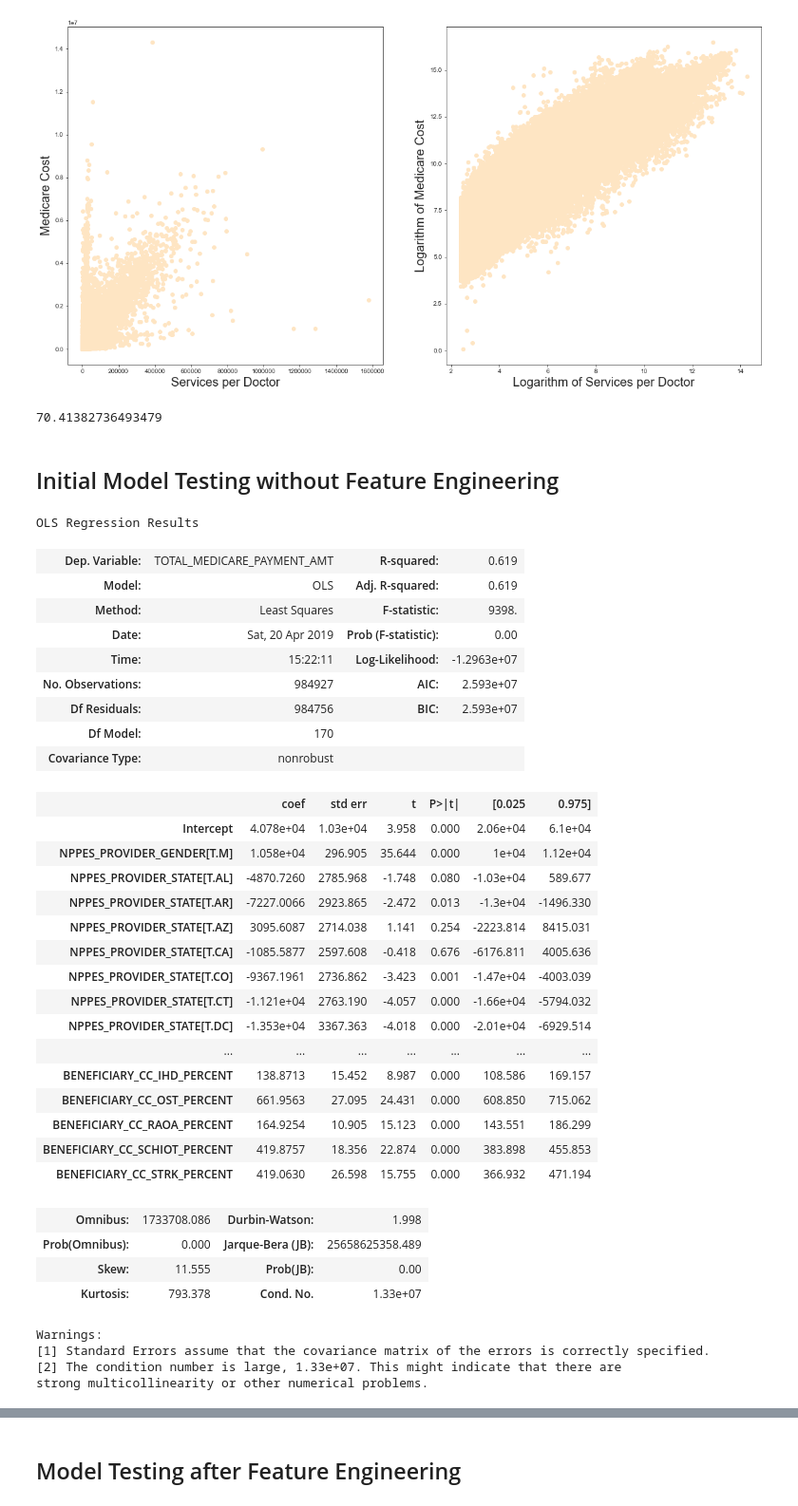
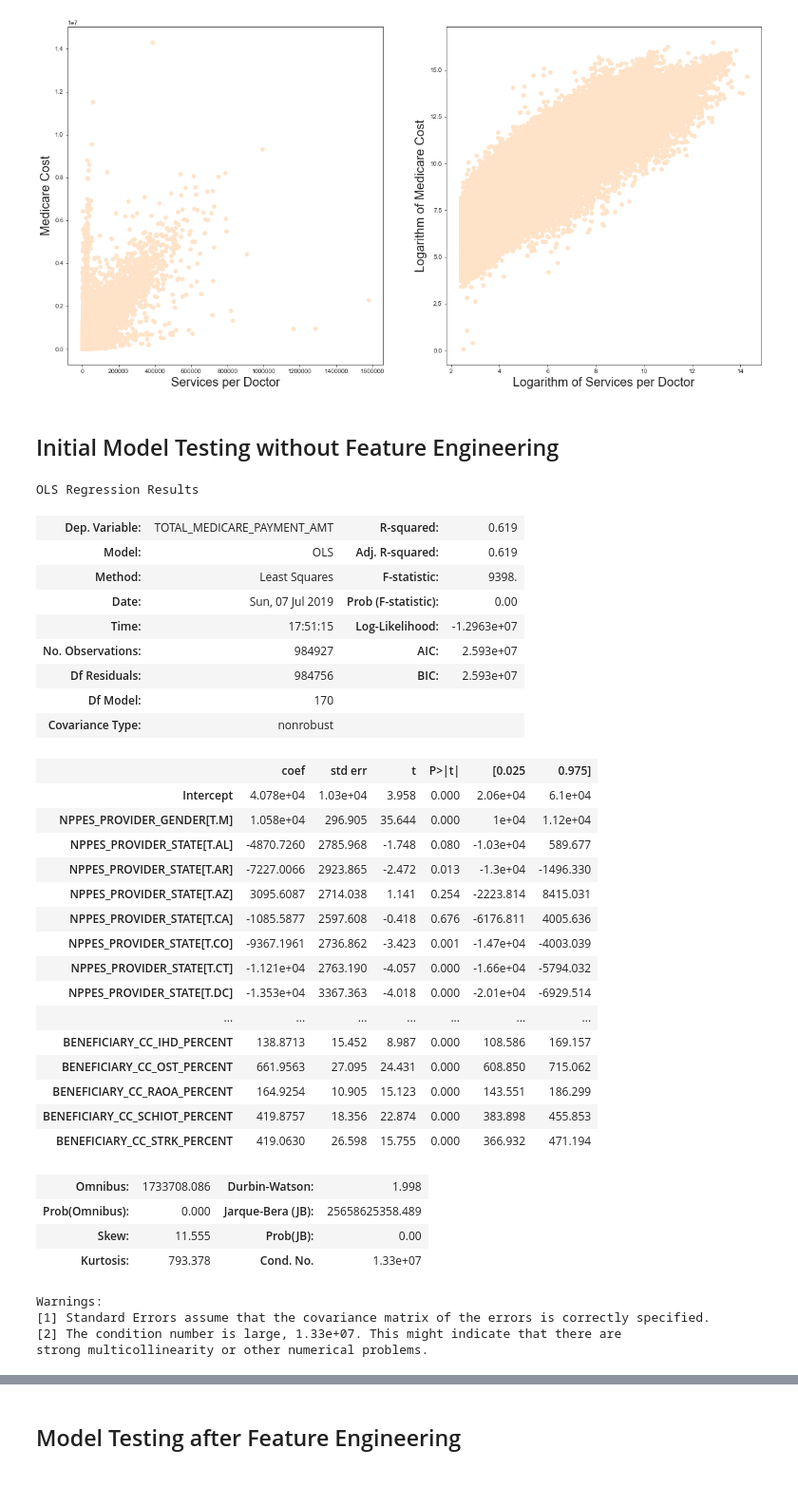
Before and after one commit to tcbonds/medicare-cost-predictor, a Jupyter notebook: 2_Feature_Engineering_and_Modeling.ipynb, the cells around one changed output, grey strips where cells are left out. Shown at 95% size. Saved outputs shown, nothing was run; the diff lists cells and outputs as text; code cells hidden in the pictures.

```diff
--- a/2_Feature_Engineering_and_Modeling.ipynb
+++ b/2_Feature_Engineering_and_Modeling.ipynb
@@ -94,11 +96,6 @@ plt.xlabel('Logarithm of Services per Doctor', fontsize=20)
 plt.ylabel('Logarithm of Medicare Cost', fontsize=20);
 # %% [output]
 [figure]
-# %%
-# Average Age of Medicare Beneficiaries
-clean_indiv.BENEFICIARY_AVERAGE_AGE.mean()
-# %% [output]
-70.41382736493479
 # %% [markdown]
 ## Initial Model Testing without Feature Engineering
 # %%
@@ -114,19 +111,21 @@ def ols_formula(df, dependent_var, *excluded_cols):
         df_columns.remove(col)
     return dependent_var + ' ~ ' + ' + '.join(df_columns)
 # %%
-## Initial OLS model
-formula = ols_formula(clean_indiv2, 'TOTAL_MEDICARE_PAYMENT_AMT')
-y, X = patsy.dmatrices(formula, data=clean_indiv2, return_type="dataframe",)
-model = sm.OLS(y, X)
-fit = model.fit()
-fit.summary()
+## Initial Statsmodel OLS
+# (Variable naming clarification: no_fe means no feature engineering)
+
+formula = ols_formula(clean_df, 'TOTAL_MEDICARE_PAYMENT_AMT')
+y, X = patsy.dmatrices(formula, data=clean_df, return_type="dataframe")
+model_no_fe = sm.OLS(y, X)
+fit_no_fe = model_no_fe.fit()
+fit_no_fe.summary()
 # %% [output]
 OLS Regression Results
 | Dep. Variable: | TOTAL_MEDICARE_PAYMENT_AMT | R-squared: | 0.619 |
 | Model: | OLS | Adj. R-squared: | 0.619 |
 | Method: | Least Squares | F-statistic: | 9398. |
-| Date: | Sat, 20 Apr 2019 | Prob (F-statistic): | 0.00 |
-| Time: | 15:22:11 | Log-Likelihood: | -1.2963e+07 |
+| Date: | Sun, 07 Jul 2019 | Prob (F-statistic): | 0.00 |
+| Time: | 17:51:15 | Log-Likelihood: | -1.2963e+07 |
 | No. Observations: | 984927 | AIC: | 2.593e+07 |
 | Df Residuals: | 984756 | BIC: | 2.593e+07 |
 | Df Model: | 170 |  |  |
```
Also changed, not shown: parts of 22 cells of this notebook.
